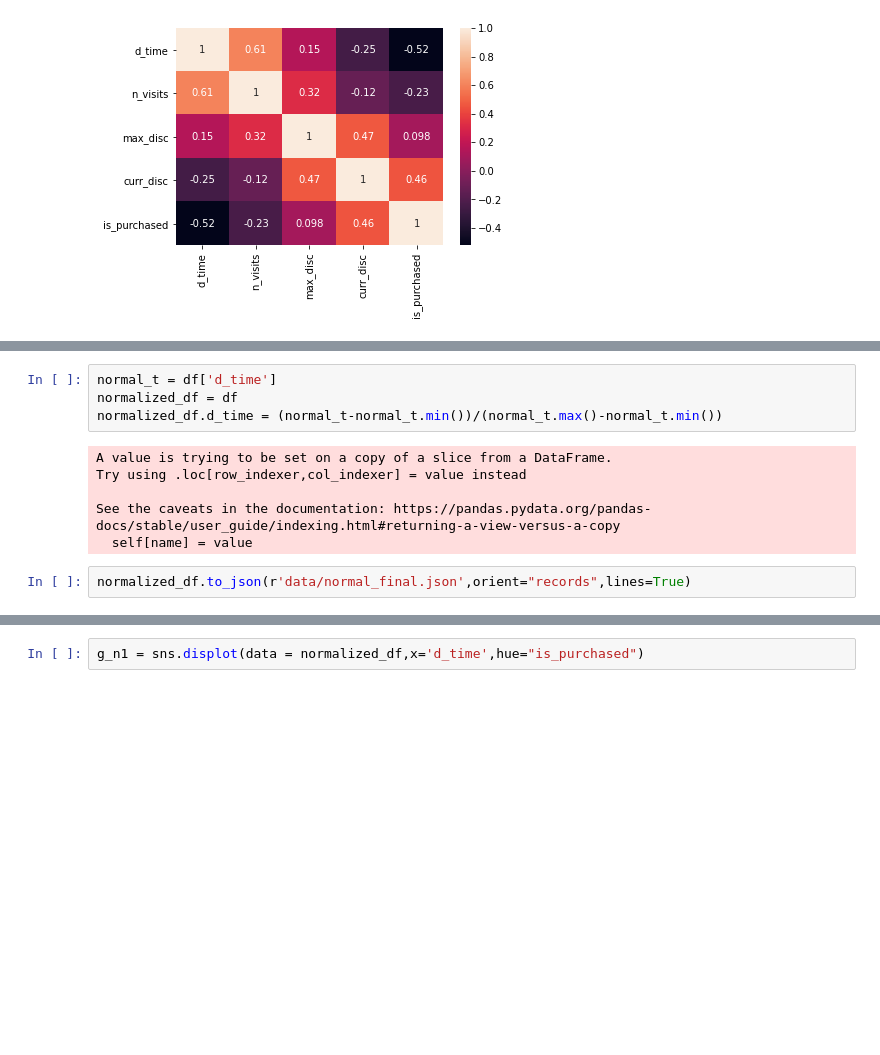
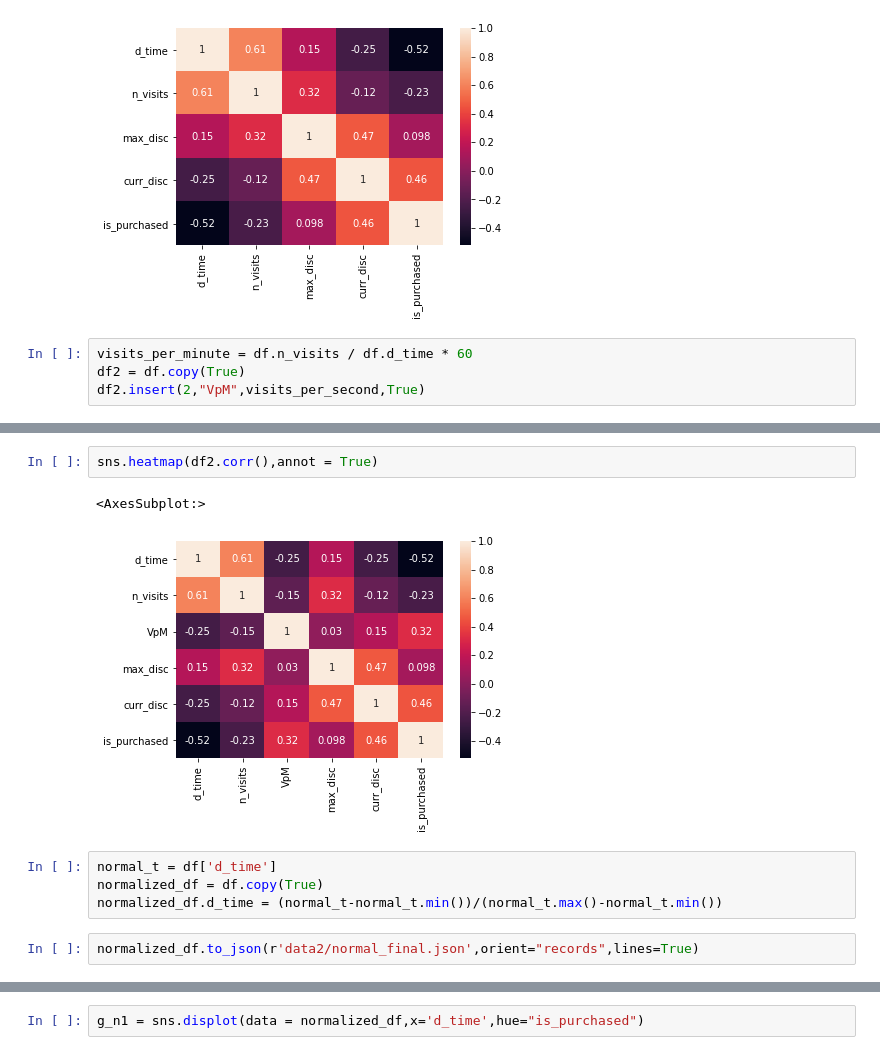
Before and after one commit to tiskus333/AI_discount_predicition, a Jupyter notebook: data_analysis_2.ipynb, the cells around one changed output, grey strips where cells are left out. Cells and saved outputs as stored; diff of their text form; blank space fills up the shorter version.

Commit message:
add Visits per Minute stat

```diff
--- a/data_analysis_2.ipynb
+++ b/data_analysis_2.ipynb
@@ -281,3 +282,7 @@ sns.heatmap(df.corr(),annot = True)
 # %% [output]
 <AxesSubplot:>
 [figure]
+# %%
+visits_per_minute = df.n_visits / df.d_time * 60
+df2 = df.copy(True)
+df2.insert(2,"VpM",visits_per_second,True)
@@ -284,12 +311,11 @@ sns.heatmap(df.corr(),annot = True)
+# %%
+sns.heatmap(df2.corr(),annot = True)
+# %% [output]
+<AxesSubplot:>
+[figure, added]
 # %%
 normal_t = df['d_time']
-normalized_df = df
+normalized_df = df.copy(True)
 normalized_df.d_time = (normal_t-normal_t.min())/(normal_t.max()-normal_t.min())
-# %% [output]
-A value is trying to be set on a copy of a slice from a DataFrame.
-Try using .loc[row_indexer,col_indexer] = value instead
-
-See the caveats in the documentation: https://pandas.pydata.org/pandas-docs/stable/user_guide/indexing.html#returning-a-view-versus-a-copy
-  self[name] = value
 # %%
-normalized_df.to_json(r'data/normal_final.json',orient="records",lines=True)
+normalized_df.to_json(r'data2/normal_final.json',orient="records",lines=True)
```
Also changed, not shown: parts of 5 cells of this notebook, 5 other files.
